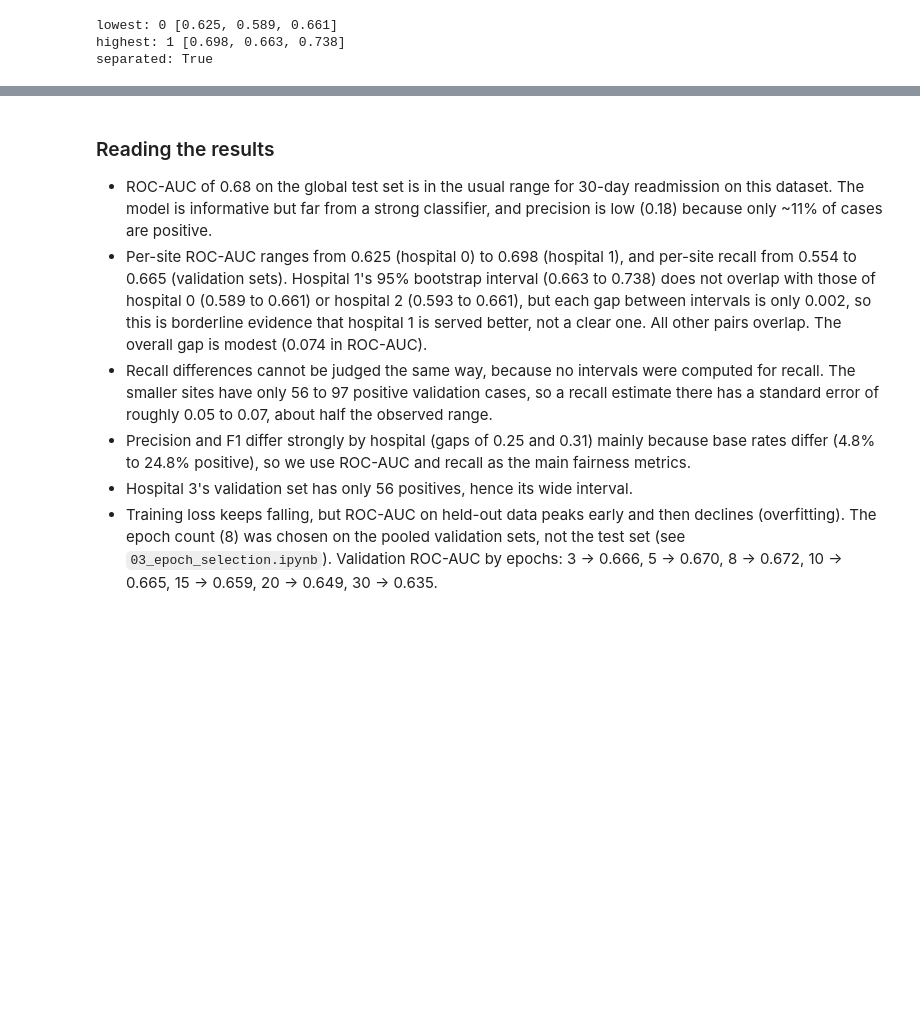
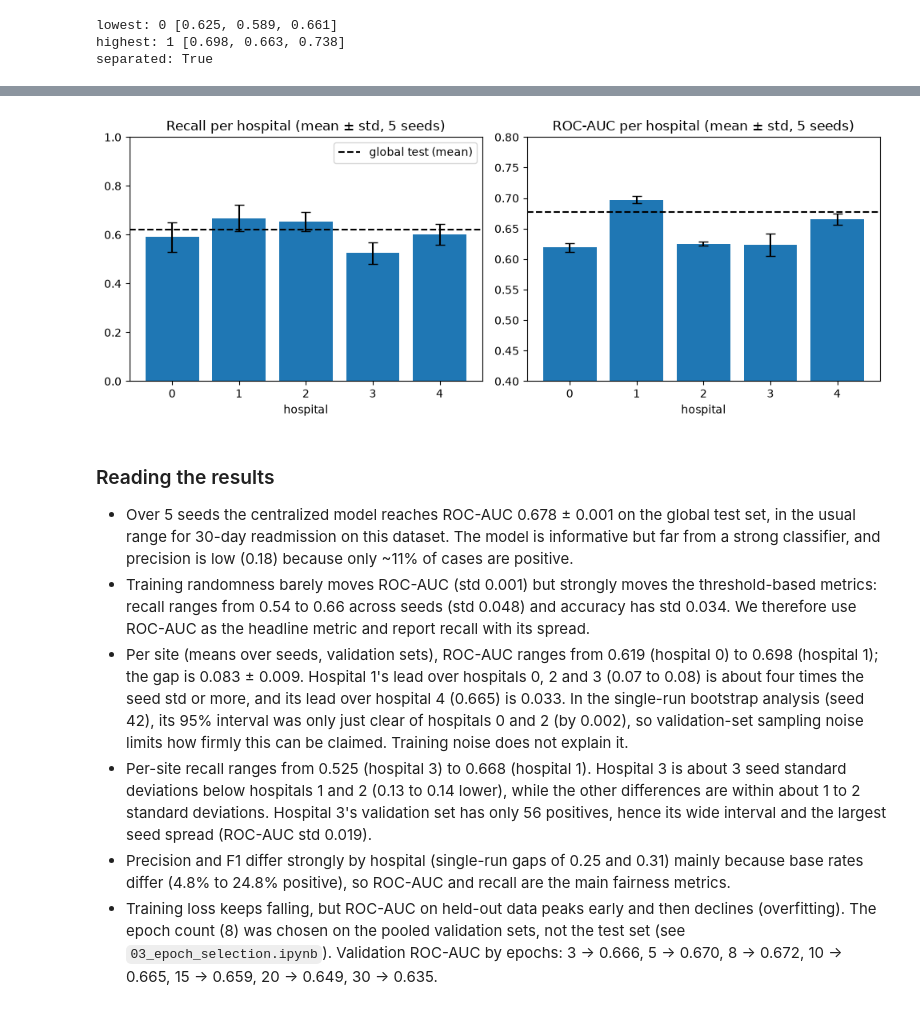
Before and after one commit to sunidhishekar-create/federated-learning-on-hospital-data-, a Jupyter notebook: notebooks/02_centralized_results.ipynb, the cells around one changed output, grey strips where cells are left out. Drawn from its saved outputs; the diff is of its cells as text; code cells hidden in the pictures; blank space fills up the shorter version.

```diff
--- a/notebooks/02_centralized_results.ipynb
+++ b/notebooks/02_centralized_results.ipynb
@@ -105,0 +108,5 @@ separated: True
+# %%
+ms = json.loads((ROOT / "results" / "centralized_seeds.json").read_text())
+rows = {m: f"{v['mean']:.4f} ± {v['std']:.4f}" for m, v in ms["global_test"].items()}
+rows["train_seconds"] = f"{ms['train_seconds']['mean']:.1f} ± {ms['train_seconds']['std']:.1f}"
+display(pd.DataFrame({f"centralized, mean ± std over {len(ms['seeds'])} seeds": rows}))
@@ -106,22 +134,41 @@ separated: True
+# %%
+fig, ax = plt.subplots(1, 2, figsize=(10, 4))
+hs = list(range(5))
+for a, key, title, ylim in [(ax[0], "recall", "Recall per hospital", (0, 1)),
+                            (ax[1], "roc_auc", "ROC-AUC per hospital", (0.4, 0.8))]:
+    m = [ms["per_site"][str(h)][key]["mean"] for h in hs]
+    s = [ms["per_site"][str(h)][key]["std"] for h in hs]
+    a.bar(hs, m, yerr=s, capsize=4)
+    a.axhline(ms["global_test"][key]["mean"], ls="--", c="k", label="global test (mean)")
+    a.set(title=f"{title} (mean ± std, 5 seeds)", xlabel="hospital", ylim=ylim)
+ax[0].legend()
+plt.tight_layout()
+plt.savefig(FIG / "centralized_per_site_seeds.png", dpi=150)
+plt.show()
+# %% [output]
+[figure, added]
 # %% [markdown]
 ### Reading the results
 
-- ROC-AUC of 0.68 on the global test set is in the usual range for 30-day readmission on
-  this dataset. The model is informative but far from a strong classifier, and precision is
-  low (0.18) because only ~11% of cases are positive.
-- Per-site ROC-AUC ranges from 0.625 (hospital 0) to 0.698 (hospital 1), and per-site recall
-  from 0.554 to 0.665 (validation sets). Hospital 1's 95% bootstrap interval (0.663 to 0.738)
-  does not overlap with those of hospital 0 (0.589 to 0.661) or hospital 2 (0.593 to 0.661),
-  but each gap between intervals is only 0.002, so this is borderline evidence that hospital 1
-  is served better, not a clear one. All other pairs overlap. The overall gap is modest
-  (0.074 in ROC-AUC).
-- Recall differences cannot be judged the same way, because no intervals were computed for
-  recall. The smaller sites have only 56 to 97 positive validation cases, so a recall
-  estimate there has a standard error of roughly 0.05 to 0.07, about half the observed range.
-- Precision and F1 differ strongly by hospital (gaps of 0.25 and 0.31) mainly because base
-  rates differ (4.8% to 24.8% positive), so we use ROC-AUC and recall as the main fairness
-  metrics.
-- Hospital 3's validation set has only 56 positives, hence its wide interval.
+- Over 5 seeds the centralized model reaches ROC-AUC 0.678 ± 0.001 on the global test set,
+  in the usual range for 30-day readmission on this dataset. The model is informative but far
+  from a strong classifier, and precision is low (0.18) because only ~11% of cases are positive.
+- Training randomness barely moves ROC-AUC (std 0.001) but strongly moves the threshold-based
+  metrics: recall ranges from 0.54 to 0.66 across seeds (std 0.048) and accuracy has std 0.034.
+  We therefore use ROC-AUC as the headline metric and report recall with its spread.
+- Per site (means over seeds, validation sets), ROC-AUC ranges from 0.619 (hospital 0) to
+  0.698 (hospital 1); the gap is 0.083 ± 0.009. Hospital 1's lead over hospitals 0, 2 and 3
+  (0.07 to 0.08) is about four times the seed std or more, and its lead over hospital 4
+  (0.665) is 0.033. In the single-run bootstrap analysis (seed 42), its 95% interval was only
+  just clear of hospitals 0 and 2 (by 0.002), so validation-set sampling noise limits how
+  firmly this can be claimed. Training noise does not explain it.
+- Per-site recall ranges from 0.525 (hospital 3) to 0.668 (hospital 1). Hospital 3 is about
+  3 seed standard deviations below hospitals 1 and 2 (0.13 to 0.14 lower), while the other
+  differences are within about 1 to 2 standard deviations. Hospital 3's validation set has
+  only 56 positives, hence its wide interval and the largest seed spread (ROC-AUC std 0.019).
+- Precision and F1 differ strongly by hospital (single-run gaps of 0.25 and 0.31) mainly
+  because base rates differ (4.8% to 24.8% positive), so ROC-AUC and recall are the main
+  fairness metrics.
 - Training loss keeps falling, but ROC-AUC on held-out data peaks early and then declines
   (overfitting). The epoch count (8) was chosen on the pooled validation sets, not the test
   set (see `03_epoch_selection.ipynb`). Validation ROC-AUC by epochs: 3 → 0.666, 5 → 0.670,
```
Also changed, not shown: parts of 5 cells of this notebook, 6 other files.
